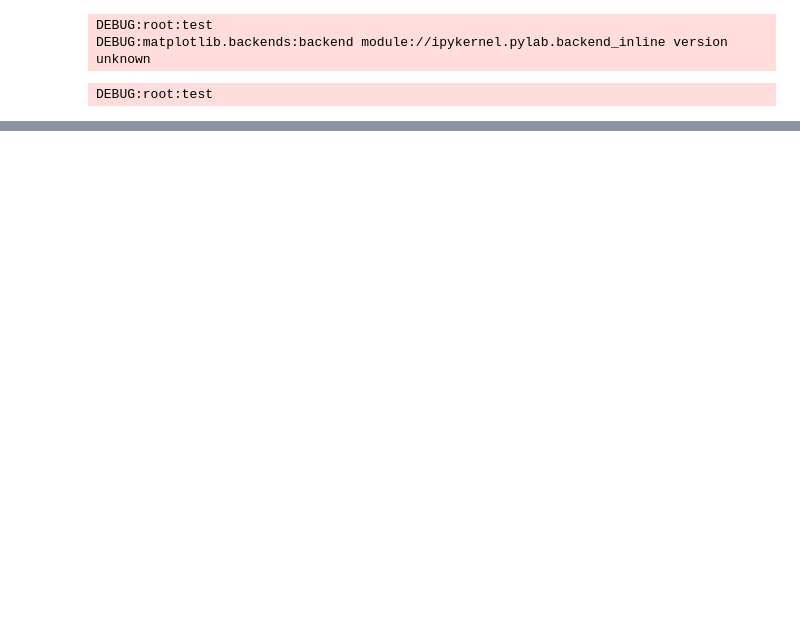
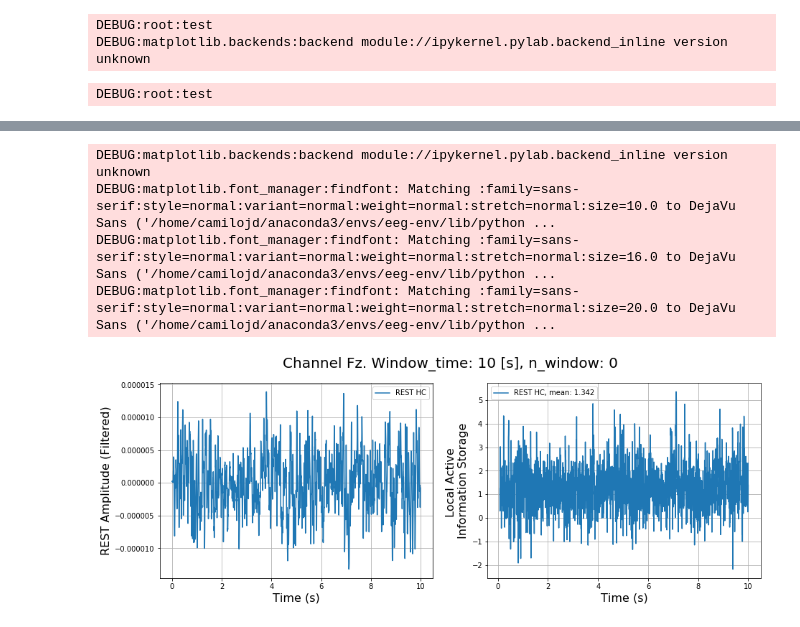
Before and after one commit to cjotade/dynamicinfo-eeg, a Jupyter notebook: src/Preprocessing.ipynb, the cells around one changed output, grey strips where cells are left out. Saved outputs shown, nothing was run; the diff lists cells and outputs as text; code cells hidden in the pictures; blank space fills up the shorter version.

```diff
--- a/src/Preprocessing.ipynb
+++ b/src/Preprocessing.ipynb
@@ -98,12 +67,13 @@ def reconstruct_signal(raw_rref, threshold, ch_names=["Fp1", "Fp2"]):
 # %%
 # Params
-threshold = 0.2
+reconst_threshold = 0.2
+
 ## with raw_filteres (not re-ref)
-reconst_raw, ica, to_eliminate = reconstruct_signal(raw_filtered, threshold, ch_names=["Fp1", "Fp2"]) #[ 0  1  5  6 13 16]
-#reconst_raw, ica, to_eliminate = reconstruct_signal(raw_filtered, threshold, ch_names=["Fp1", "Fp2", "O1", "O2"]) #[ 0  1  5  6 16]
+reconst_raw, ica, eliminated_comps = reconstruct_signal(raw_filtered, reconst_threshold, ch_names=["Fp1", "Fp2"]) #[ 0  1  5  6 13 16]
+#reconst_raw, ica, eliminated_comps = reconstruct_signal(raw_filtered, reconst_threshold, ch_names=["Fp1", "Fp2", "O1", "O2"]) #[ 0  1  5  6 16]
 
 ## with Re-ref. Not working
-#reconst_raw, ica, to_eliminate = reconstruct_signal(raw_rref, threshold, ch_names=["Fp1", "Fp2"]) #[ 0  1  5  6 13 16]
+#reconst_raw, ica, eliminated_comps = reconstruct_signal(raw_rref, reconst_threshold, ch_names=["Fp1", "Fp2"]) #[ 0  1  5  6 13 16]
 # %% [output]
 Fitting ICA to data using 19 channels (please be patient, this may take a while)
 Inferring max_pca_components from picks
@@ -198,0 +107,11 @@ window number 9 rejected
+# %%
+# Params
+window_time = 10
+clean_threshold = 0.6
+
+# Cleaning
+data_windows, rejected = clean_windows_artifacts(reconst_raw,
+                                                 window_time=window_time,
+                                                 std_threshold=clean_threshold,
+                                                 rref_fn=rref_REST
+                                                )
@@ -232,0 +156,3 @@ Designing a one-pass, zero-phase, non-causal bandpass filter:
+# %%
+def create_tt(window_time: int, n_samples: int, i_window: int):
+    return np.linspace(0, window_time, n_samples)+(i_window*window_time)
@@ -232,0 +245,27 @@ Designing a one-pass, zero-phase, non-causal bandpass filter:
+# %%
+%matplotlib inline
+
+title = f"Window_time: {window_time} [s], n_window: {i_window}"
+# Plotting
+fig, ax = plt.subplots(1,2, figsize=(15,5))
+ax[0].plot(tt, data_windows[i_window, i_channel], label='REST HC')
+ax[0].set_xlabel('Time (s)', fontsize=16)
+ax[0].set_ylabel('REST Amplitude (Filtered)', fontsize=16)
+ax[0].grid()
+ax[0].legend()
+
+ax[1].plot(tt[max_lag:], ais,
+          label=f"REST HC, mean: {ais.mean():.3f}"
+          )
+ax[1].set_ylabel('Local Active \nInformation Storage', fontsize=16)
+ax[1].set_xlabel('Time (s)', fontsize=16)
+ax[1].grid()
+ax[1].legend()
+plt.suptitle(f'Channel {raw.info["ch_names"][i_channel]}. ' + title, fontsize=20)
+plt.show()
+# %% [output]
+DEBUG:matplotlib.backends:backend module://ipykernel.pylab.backend_inline version unknown
+DEBUG:matplotlib.font_manager:findfont: Matching :family=sans-serif:style=normal:variant=normal:weight=normal:stretch=normal:size=10.0 to DejaVu Sans ('/home/camilojd/anaconda3/envs/eeg-env/lib/python ...
+DEBUG:matplotlib.font_manager:findfont: Matching :family=sans-serif:style=normal:variant=normal:weight=normal:stretch=normal:size=16.0 to DejaVu Sans ('/home/camilojd/anaconda3/envs/eeg-env/lib/python ...
+DEBUG:matplotlib.font_manager:findfont: Matching :family=sans-serif:style=normal:variant=normal:weight=normal:stretch=normal:size=20.0 to DejaVu Sans ('/home/camilojd/anaconda3/envs/eeg-env/lib/python ...
+[figure, added]
```
Also changed, not shown: parts of 14 cells of this notebook, 1 other file.
